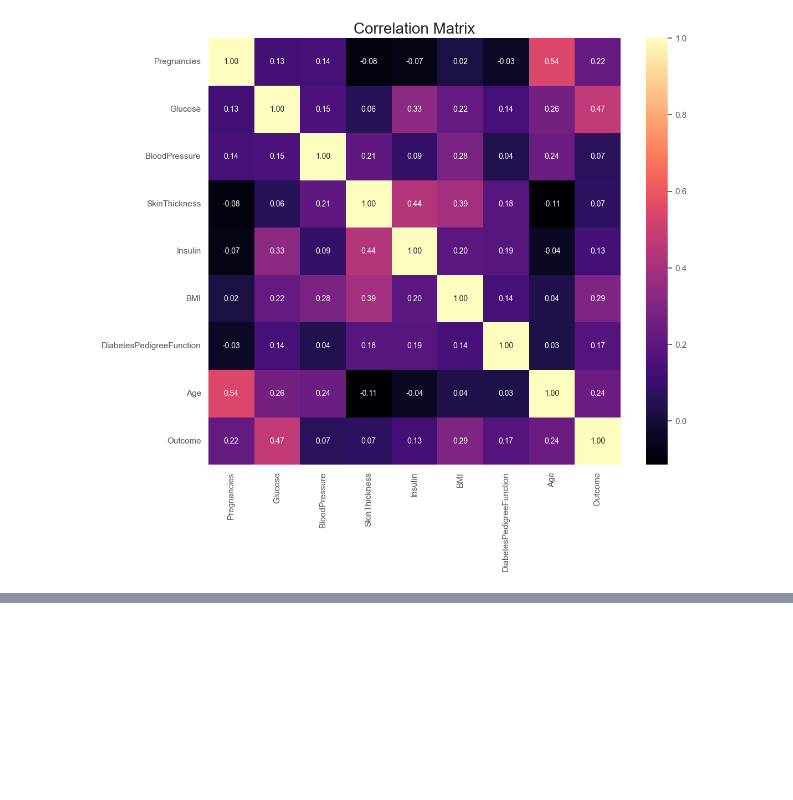
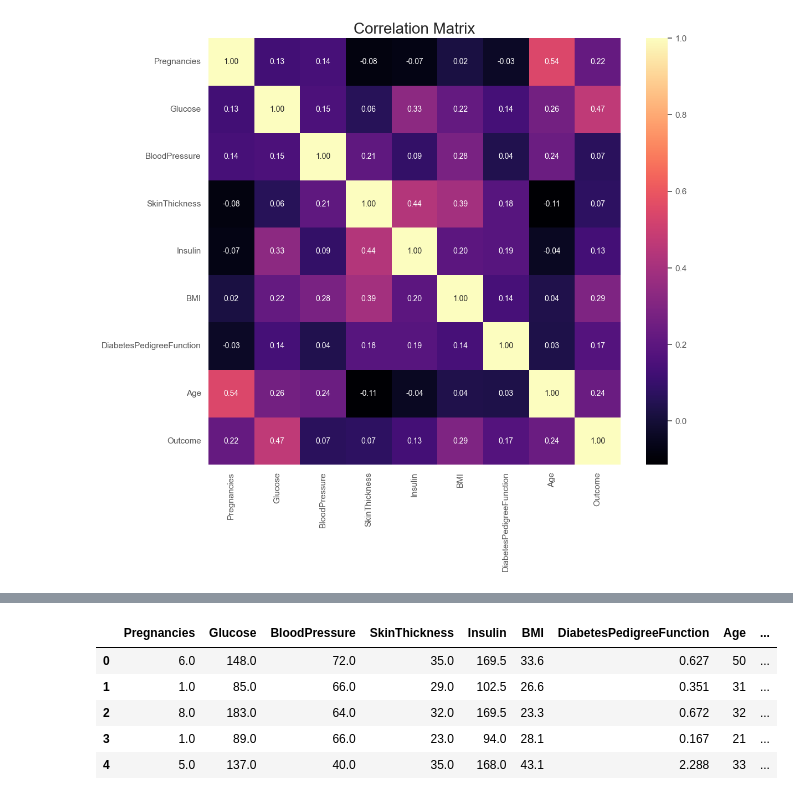
Before and after one commit to vikasjangidmk/A-Machine-Learning-Approach-to-Diabetes-Prediction-Performance-Comparison-of-Multiple-Classifiers, a Jupyter notebook: Notebook.ipynb, the cells around one changed output, grey strips where cells are left out. Saved outputs shown, nothing was run; the diff lists cells and outputs as text; code cells hidden in the pictures; blank space fills up the shorter version.

```diff
--- a/Notebook.ipynb
+++ b/Notebook.ipynb
@@ -264,0 +340,22 @@ plt.show()
+# %%
+#median
+def median_target(var):
+    temp = df[df[var].notnull()]
+    temp = temp[[var, 'Outcome']].groupby(['Outcome'])[[var]].median().reset_index()
+    return temp
+# %%
+columns = df.columns
+columns = columns.drop("Outcome")
+for i in columns:
+    median_target(i)
+    df.loc[(df['Outcome'] == 0 ) & (df[i].isnull()), i] = median_target(i)[i][0]
+    df.loc[(df['Outcome'] == 1 ) & (df[i].isnull()), i] = median_target(i)[i][1]
+# %%
+df.head()
+# %% [output]
+|  | Pregnancies | Glucose | BloodPressure | SkinThickness | Insulin | BMI | DiabetesPedigreeFunction | Age | ... |
+| 0 | 6.0 | 148.0 | 72.0 | 35.0 | 169.5 | 33.6 | 0.627 | 50 | ... |
+| 1 | 1.0 | 85.0 | 66.0 | 29.0 | 102.5 | 26.6 | 0.351 | 31 | ... |
+| 2 | 8.0 | 183.0 | 64.0 | 32.0 | 169.5 | 23.3 | 0.672 | 32 | ... |
+| 3 | 1.0 | 89.0 | 66.0 | 23.0 | 94.0 | 28.1 | 0.167 | 21 | ... |
+| 4 | 5.0 | 137.0 | 40.0 | 35.0 | 168.0 | 43.1 | 2.288 | 33 | ... |
```
Also changed, not shown: parts of 11 cells of this notebook, 1 other file.
